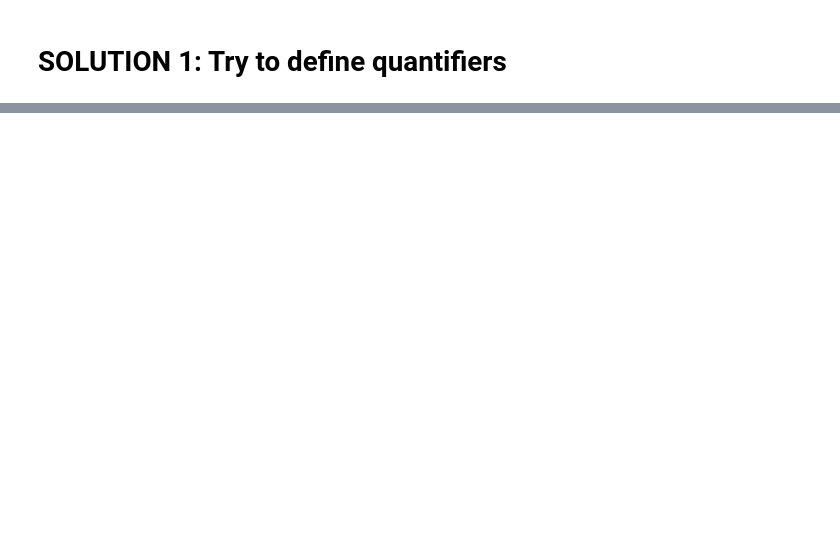
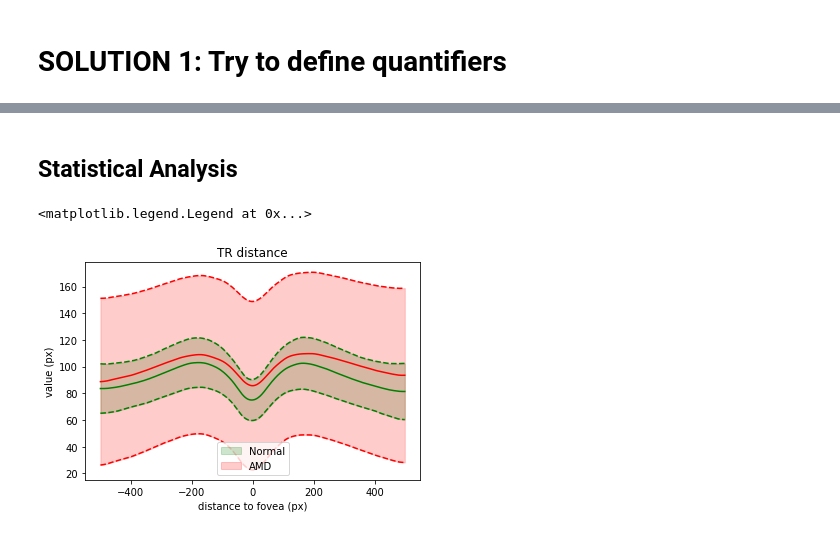
Before and after one commit to Coohrentiin/BIO583_Detection_of_retinal_diseases, a Jupyter notebook: solution1/test_solutions1.ipynb, the cells around one changed output, grey strips where cells are left out. Cells and saved outputs as stored; diff of their text form; code cells hidden in the pictures; blank space fills up the shorter version.

```diff
--- a/solution1/test_solutions1.ipynb
+++ b/solution1/test_solutions1.ipynb
@@ -25,0 +74,17 @@ plt.imshow(image,cmap="gray")
+# %%
+def mask(input):
+	i_gauss = ndimage.gaussian_filter(input,sigma=9)
+
+	i_sobel_v=scipy.ndimage.sobel(i_gauss, axis=0, output=None, mode='reflect', cval=0.0)
+	i_sobel_h=scipy.ndimage.sobel(i_gauss, axis=1, output=None, mode='reflect', cval=0.0)
+
+	i_sobel=i_sobel_v #+i_sobel_h**2
+	i_normalized = (i_sobel-np.min(i_sobel))/(np.max(i_sobel)-np.min(i_sobel))
+	tho = skifilt.threshold_otsu(i_normalized)
+	i_bw = i_normalized<tho
+	i_rh = skimorph.remove_small_holes(i_bw,area_threshold=4000)
+
+	kernel = np.ones((20,20),np.uint8)
+	i_rh_8 = np.array(1-i_rh, dtype=np.uint8)
+	i_closing = cv2.morphologyEx(i_rh_8, op=cv2.MORPH_CLOSE,kernel=kernel)
+	return(i_closing)
@@ -25,0 +228,2 @@ plt.imshow(image,cmap="gray")
+# %% [markdown]
+## Statistical Analysis
@@ -25,0 +254,27 @@ plt.imshow(image,cmap="gray")
+# %%
+def var_to_stat(var):
+	var=np.array(var)
+	mean=np.mean(var,axis=0)
+	std=np.std(var,axis=0)
+	return(mean,std)
+
+m,s=var_to_stat(TR_normal)
+x=np.arange(-len(m)/2,len(m)/2)
+plt.plot(x, m, "g")
+plt.plot(x, m-s, "g--")
+plt.plot(x, m+s, "g--")
+plt.fill_between(x, m-s, m+s, color="green",alpha=0.2,label="Normal")
+
+m,s=var_to_stat(TR_amd)
+plt.plot(x, m, "r")
+plt.plot(x, m-s, "r--")
+plt.plot(x, m+s, "r--")
+plt.fill_between(x, m-s, m+s, color="red",alpha=0.2,label="AMD")
+
+plt.title("TR distance")
+plt.xlabel('distance to fovea (px)')
+plt.ylabel('value (px)')
+plt.legend()
+# %% [output]
+<matplotlib.legend.Legend at 0x...>
+[figure, added]
```
Also changed, not shown: parts of 9 cells of this notebook.
